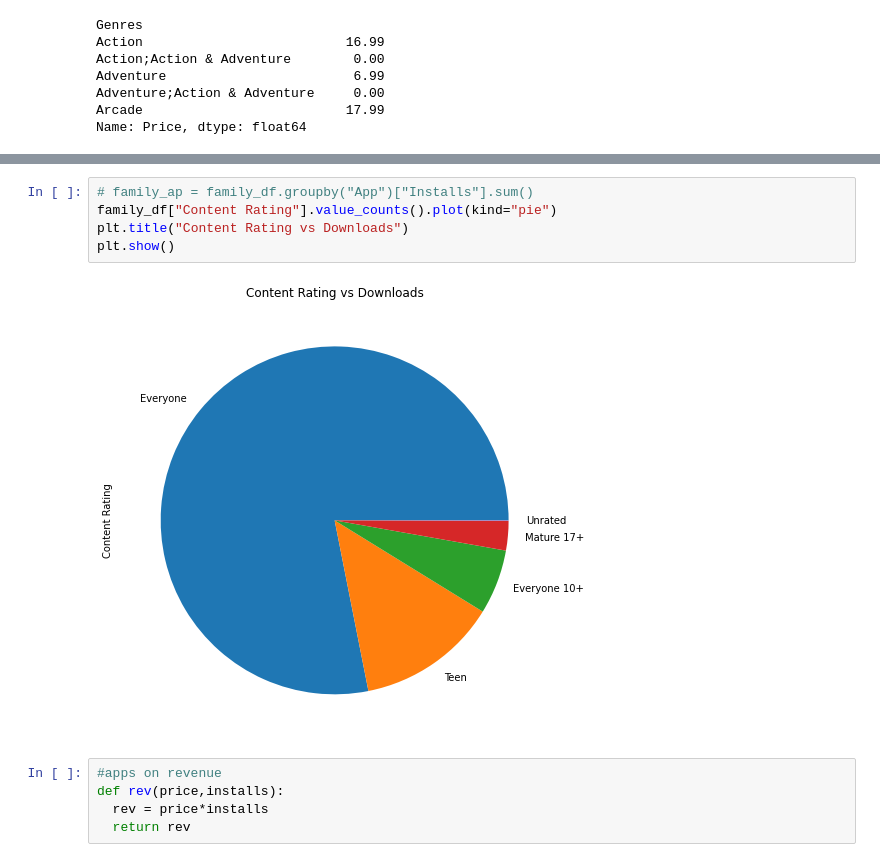
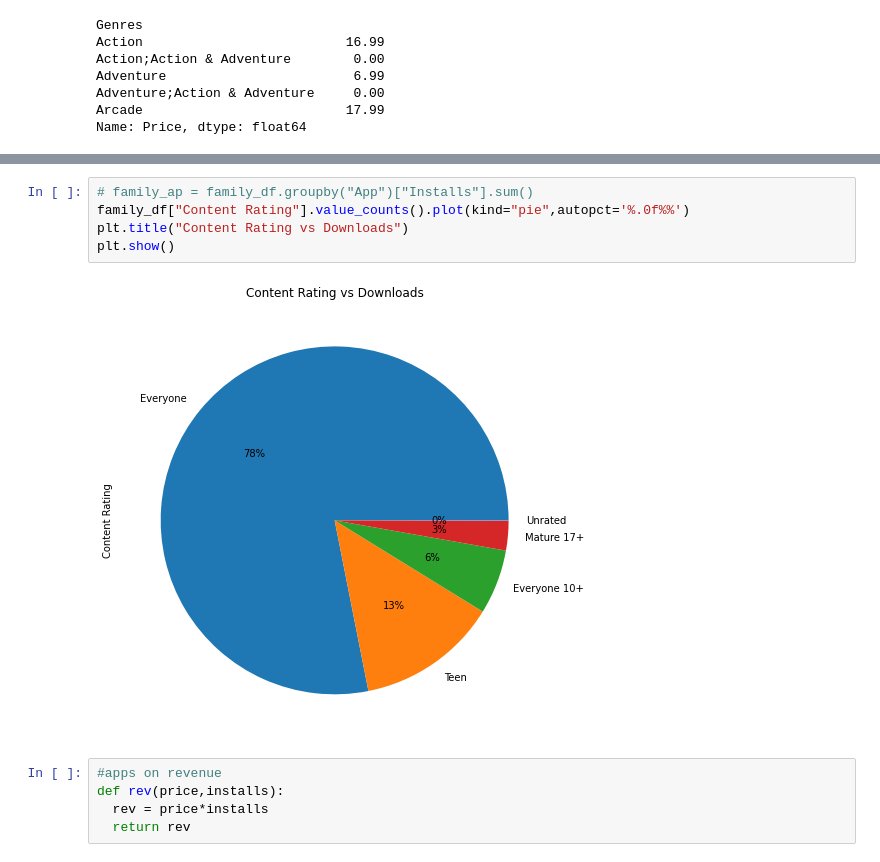
Before and after one commit to AyushSonuu/play-store-app-review-analysis, a Jupyter notebook: Play_Store_App_Review_Analysis_Capstone_Project.ipynb, the cells around one changed output, grey strips where cells are left out. Drawn from its saved outputs; the diff is of its cells as text.

```diff
--- a/Play_Store_App_Review_Analysis_Capstone_Project.ipynb
+++ b/Play_Store_App_Review_Analysis_Capstone_Project.ipynb
@@ -656,11 +656,11 @@ family_df.head()
 | 2021 | Toy Pop Cubes | FAMILY | 4.5 | 5761 | 21.0 | 1000000.0 | Free | 0.0 | Everyone | Casual;Brain Games | ... |
 # %%
 # family_ap = family_df.groupby("App")["Installs"].sum()
-family_df["Content Rating"].value_counts().plot(kind="pie")
+family_df["Content Rating"].value_counts().plot(kind="pie",autopct='%.0f%%')
 plt.title("Content Rating vs Downloads")
 plt.show()
 # %% [output]
-[figure, old version]
+[figure, new version]
 # %%
 #apps on revenue
 def rev(price,installs):
```
Also changed, not shown: parts of 21 cells of this notebook.
